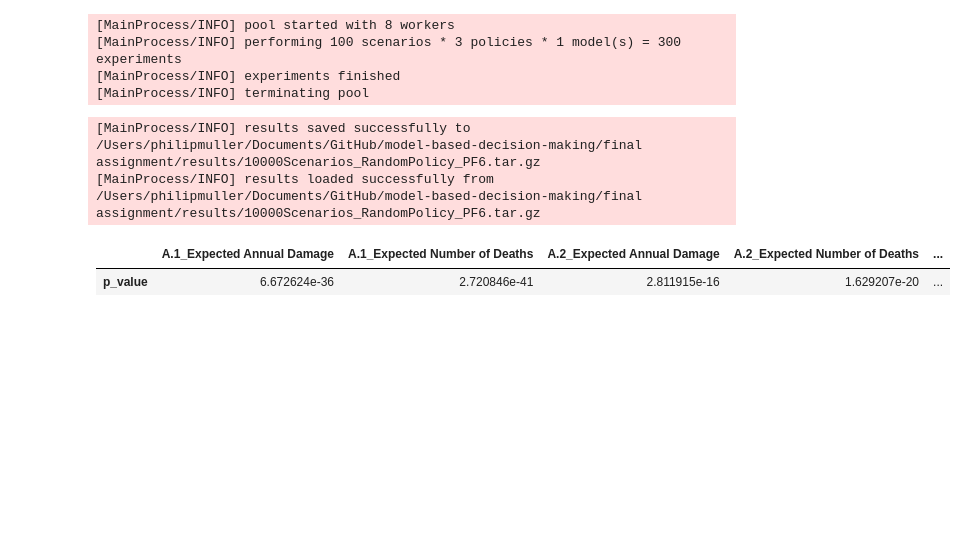
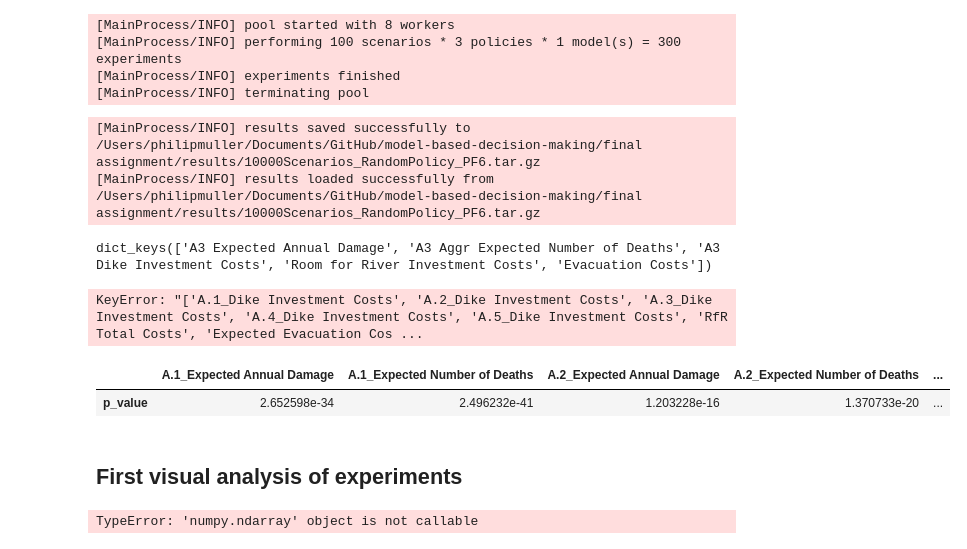
Before and after one commit to phillippmueller/model-based-decision-making, a Jupyter notebook: final assignment/Open exploration Dike Ring3.ipynb, the cells around one changed output. Saved outputs shown, nothing was run; the diff lists cells and outputs as text; code cells hidden in the pictures; blank space fills up the shorter version.

```diff
--- a/final assignment/Open exploration Dike Ring3.ipynb
+++ b/final assignment/Open exploration Dike Ring3.ipynb
@@ -90,6 +63,3 @@ experiments, outcomes = load_results('results/10000Scenarios_NullPolicy_PF6.tar.
 # %% [output]
 [MainProcess/INFO] results saved successfully to /Users/philipmuller/Documents/GitHub/model-based-decision-making/final assignment/results/10000Scenarios_NullPolicy_PF6.tar.gz
 [MainProcess/INFO] results loaded successfully from /Users/philipmuller/Documents/GitHub/model-based-decision-making/final assignment/results/10000Scenarios_NullPolicy_PF6.tar.gz
-# %%
-experiments, outcomes = load_results('results/100Scenarios_4RandomPolicies_PF7.tar.gz')
-outcomes
@@ -221,8 +172,12 @@ random_experiments, random_outcomes = load_results('results/10000Scenarios_Rando
 # %% [output]
 [MainProcess/INFO] results saved successfully to /Users/philipmuller/Documents/GitHub/model-based-decision-making/final assignment/results/10000Scenarios_RandomPolicy_PF6.tar.gz
 [MainProcess/INFO] results loaded successfully from /Users/philipmuller/Documents/GitHub/model-based-decision-making/final assignment/results/10000Scenarios_RandomPolicy_PF6.tar.gz
+# %%
+random_outcomes.keys()
+# %% [output]
+dict_keys(['A3 Expected Annual Damage', 'A3 Aggr Expected Number of Deaths', 'A3 Dike Investment Costs', 'Room for River Investment Costs', 'Evacuation Costs'])
 # %%
-random_outcomes = pd.DataFrame(random_outcomes).drop(columns=['A.1_Dike Investment Costs',
+p_random_outcomes = pd.DataFrame(random_outcomes).drop(columns=['A.1_Dike Investment Costs',
                                                               'A.2_Dike Investment Costs',
                                                               'A.3_Dike Investment Costs',
                                                               'A.4_Dike Investment Costs',
@@ -231,13 +186,15 @@ random_outcomes = pd.DataFrame(random_outcomes).drop(columns=['A.1_Dike Investme
                                                               'Expected Evacuation Costs'])
 
 #put outcomes from null_policy into similar format
-outcomes = pd.DataFrame(outcomes).drop(columns=['A.1_Dike Investment Costs',
+p_outcomes = pd.DataFrame(outcomes).drop(columns=['A.1_Dike Investment Costs',
                                                               'A.2_Dike Investment Costs',
                                                               'A.3_Dike Investment Costs',
                                                               'A.4_Dike Investment Costs',
                                                               'A.5_Dike Investment Costs',
                                                               'RfR Total Costs',
                                                               'Expected Evacuation Costs'])
+# %% [output]
+KeyError: "['A.1_Dike Investment Costs', 'A.2_Dike Investment Costs', 'A.3_Dike Investment Costs', 'A.4_Dike Investment Costs', 'A.5_Dike Investment Costs', 'RfR Total Costs', 'Expected Evacuation Cos ...
 # %%
 # statistical tests and heatmap of p_values
 
@@ -245,21 +202,31 @@ from scipy.stats import normaltest, mannwhitneyu, ttest_ind
 
 
 # test for normal distribution. If test fails, use non-parametric test of central tendency
-for col in outcomes.columns:
-    statistic, p_value = normaltest(outcomes[col])
+for col in p_outcomes.columns:
+    statistic, p_value = normaltest(p_outcomes[col])
     if p_value >= .05:
         print(f'normaltest failed for {col} with p={p_value}')
 
-for col in random_outcomes.columns:
-    statistic, p_value = normaltest(random_outcomes[col])
+for col in p_random_outcomes.columns:
+    statistic, p_value = normaltest(p_random_outcomes[col])
     if p_value >= 0.05:
         print(f'normaltest failed for {col} with p={p_value}')
 # %%
-p = pd.DataFrame(columns=outcomes.columns, index=['p_value'])
+p = pd.DataFrame(columns=p_outcomes.columns, index=['p_value'])
 for col in p.columns:
-    statistic, p_value = ttest_ind(outcomes[col], random_outcomes[col])
+    statistic, p_value = ttest_ind(p_outcomes[col], p_random_outcomes[col])
     p[col] = p_value
 p
 # %% [output]
 |  | A.1_Expected Annual Damage | A.1_Expected Number of Deaths | A.2_Expected Annual Damage | A.2_Expected Number of Deaths | ... |
-| p_value | 6.672624e-36 | 2.720846e-41 | 2.811915e-16 | 1.629207e-20 | ... |
+| p_value | 2.652598e-34 | 2.496232e-41 | 1.203228e-16 | 1.370733e-20 | ... |
+# %% [markdown]
+## First visual analysis of experiments
+# %%
+from ema_workbench.analysis import pairs_plotting
+
+fig, axes = pairs_plotting.pairs_scatter(experiments, outcomes, group_by="policy", legend=False)
+fig.set_size_inches(8, 8)
+plt.show()
+# %% [output]
+TypeError: 'numpy.ndarray' object is not callable
```
Also changed, not shown: parts of 4 cells of this notebook, 2 other files.
